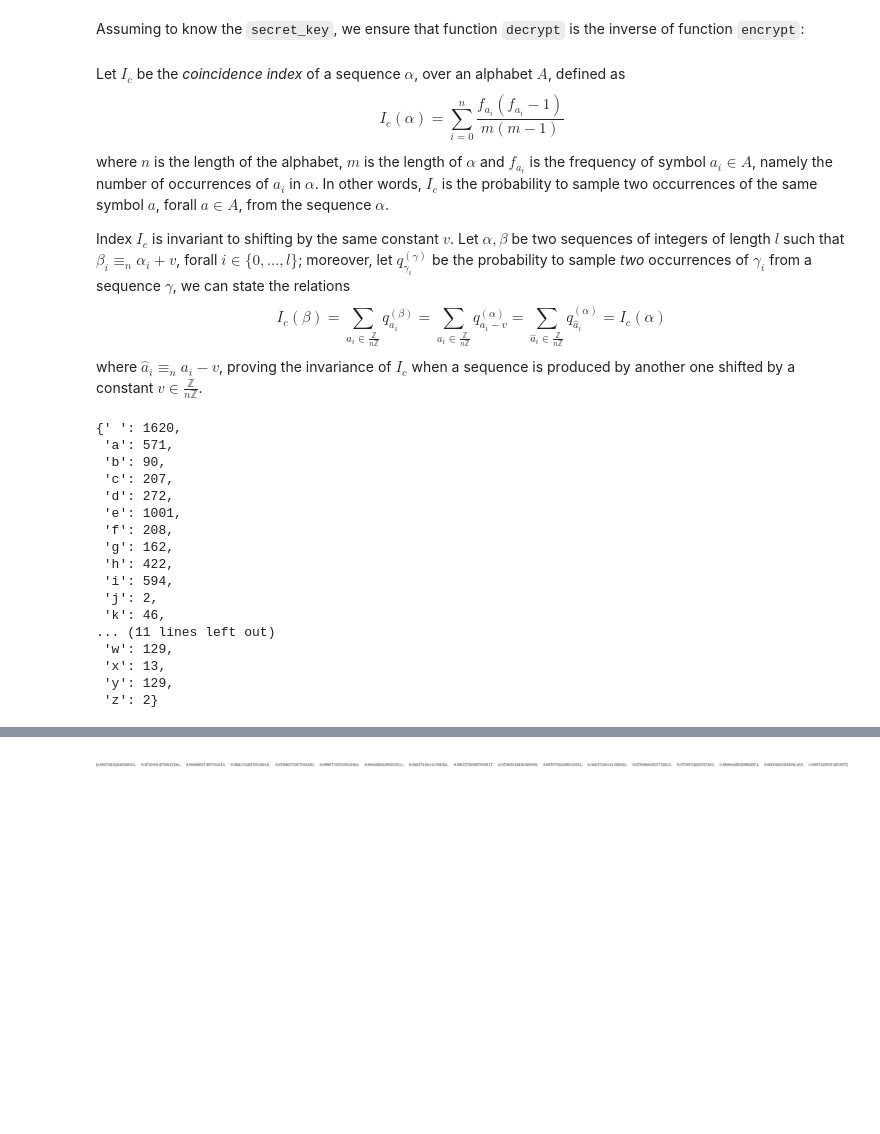
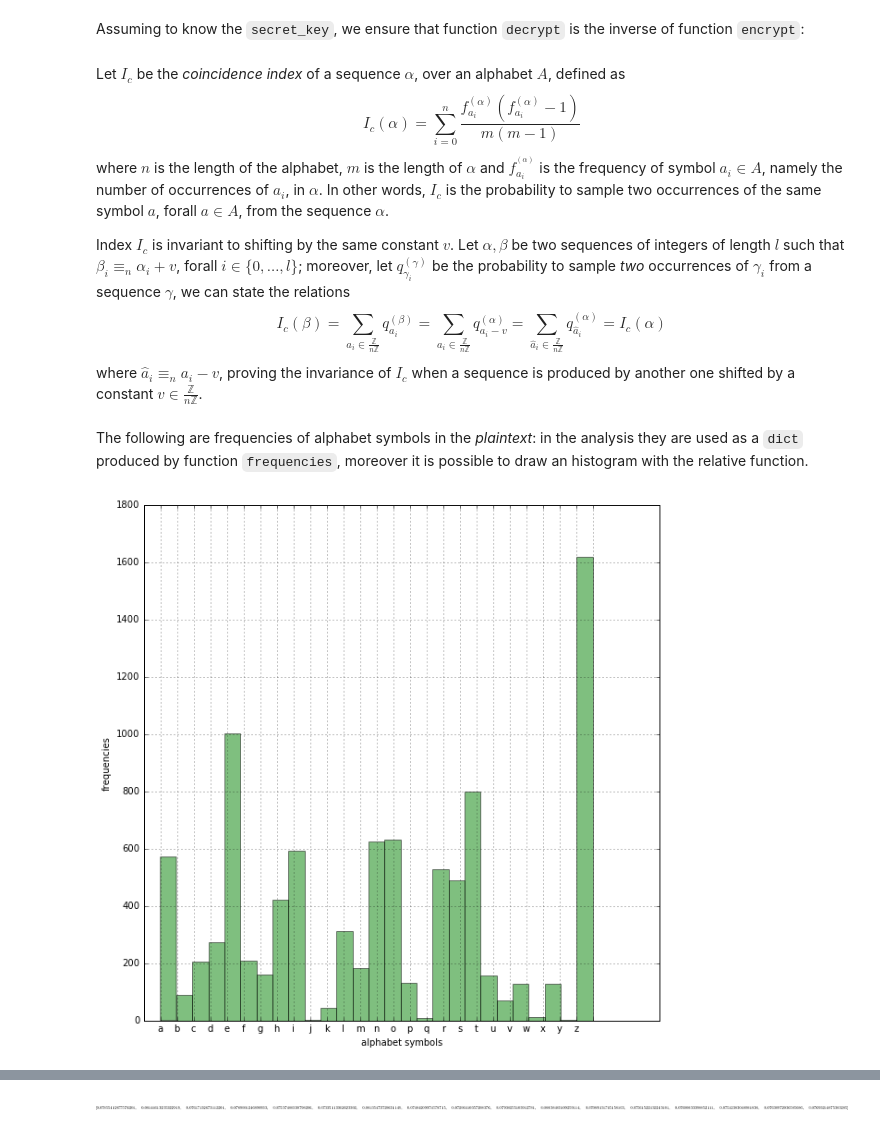
Before and after one commit to massimo-nocentini/scratchpad, a Jupyter notebook: chapters/crypto/vigenere-cryptoanalysis.ipynb, the cells around one changed output, grey strips where cells are left out. Drawn from its saved outputs; the diff is of its cells as text; code cells hidden in the pictures; blank space fills up the shorter version.

```diff
--- a/chapters/crypto/vigenere-cryptoanalysis.ipynb
+++ b/chapters/crypto/vigenere-cryptoanalysis.ipynb
@@ -15,10 +15,13 @@ from itertools import *
 from copy import copy, deepcopy
 from heapq import *
 from random import *
-
+import matplotlib.pyplot as plt
 from sympy import *
 
 init_printing()
+
+%matplotlib inline
+plt.rcParams['figure.figsize'] = (10.0, 10.0)
 # %% [markdown]
 ---
 # %% [markdown]
@@ -79,0 +67,14 @@ plain_text, len(plain_text)
+# %%
+def clean_text(text):
+    remove_chars = [',', '.', ';', ':', '-', '(', ')', "'", '"']
+    for rc in remove_chars: text = text.replace(rc, '')
+    text = text.replace('\n', ' ')
+
+    return "".join(filter(lambda c: not c.isdigit(), text))
+
+with open('rest_plain_text.txt', 'r') as f:
+    plain_text = clean_text(f.read().lower())
+
+encoded_plain_text = encode(plain_text)
+
+plain_text, len(plain_text)
@@ -128,7 +132,7 @@ Assuming to know the `secret_key`, we ensure that function `decrypt` is the inve
 assert decode(decrypt(cipher_text, secret_key)) == plain_text
 # %% [markdown]
 Let $I_{c}$ be the *coincidence index* of a sequence $\alpha$, over an alphabet $A$, defined as
-$$ I_{c}(\alpha) = \sum_{i=0}^{n}{\frac{f_{a_{i}}(f_{a_{i}}-1)}{m(m-1)}} $$ where $n$ is the length of the alphabet, $m$ is the length of $\alpha$ and $f_{a_{i}}$ is the frequency of symbol $a_{i}\in A$, namely the number of occurrences of $a_{i}$ in $\alpha$. In other words, $I_{c}$ is the probability to sample two occurrences of the same symbol $a$, forall $a\in A$, from the sequence $\alpha$.
+$$ I_{c}(\alpha) = \sum_{i=0}^{n}{\frac{f_{a_{i}}^{(\alpha)}(f_{a_{i}}^{(\alpha)}-1)}{m(m-1)}} $$ where $n$ is the length of the alphabet, $m$ is the length of $\alpha$ and $f_{a_{i}}^{^{(\alpha)}}$ is the frequency of symbol $a_{i}\in A$, namely the number of occurrences of $a_{i}$, in $\alpha$. In other words, $I_{c}$ is the probability to sample two occurrences of the same symbol $a$, forall $a\in A$, from the sequence $\alpha$.
 
 Index $I_{c}$ is invariant to shifting by the same constant $v$. Let $\alpha,\beta$ be two sequences of integers of length $l$ such that $\beta_{i} \equiv_{n} \alpha_{i} + v$, forall $i\in\lbrace0,\ldots,l\rbrace$; moreover, let $q_{\gamma_{i}}^{(\gamma)}$ be the probability to sample *two* occurrences of $\gamma_{i}$ from a sequence $\gamma$, we can state the relations
 $$
@@ -140,7 +144,7 @@ $$
 where $\hat{a}_{i}\equiv_{n}a_{i}-v$, proving the invariance of $I_{c}$ when a sequence is produced by another one shifted by a constant $v\in\frac{\mathbb{Z}}{n\mathbb{Z}}$.
 # %%
 def frequencies(lst, alphabet=A, inverse_alphabet=inverse_A):
-    """ Returns a `dict` counting occcurrences of each object of the alphabet within the iterable.
+    """ Produces a `dict` counting occcurrences of each object of the alphabet within the iterable.
 
     `frequencies` consumes an iterable $lst$ and an alphabet $A$,
     produces a dictionary of entries $(k,v)$ where $k$ is a character
@@ -151,30 +155,36 @@ def frequencies(lst, alphabet=A, inverse_alphabet=inverse_A):
     return freqs
 
 def length_from_frequencies(freqs):
+    """ Returns the length of the original sequence by summation of symbols frequencies. """
     return sum(v for v in freqs.values())
 
 def coincidence_index(freqs, alphabet=A):
+    """ Produces the I_{c} relative to frequencies matched against an alphabet. """
     denom = length_from_frequencies(freqs)
     if denom in range(2): return None
-    return sum(v*(v-1) for v in freqs.values())/(denom*(denom-1))
+    def mapper(a):
+        v = freqs[a] if a in freqs else 0
+        return v*(v-1)
+    return sum(map(mapper, alphabet.keys()))/(denom*(denom-1))
+
+def draw_frequencies_histogram(seq, alphabet=A, y_maxlimit=None, normed=None):
+
+    #plaintext_length = len(plain_text)
+    #freqs = [plaintext_frequencies[inverse_A[ia]] for ia in sorted(inverse_A.keys())]
+    n, bins, patches = plt.hist(seq, len(alphabet), normed=normed,facecolor='green', alpha=0.5)
+
+    plt.xlabel('alphabet symbols')
+    plt.ylabel('frequencies' + (', normed respect: {}'.format(str(normed)) if normed else ''))
+    plt.xticks(range(-1, len(alphabet)), sorted(alphabet.keys()))
+    if y_maxlimit: plt.ylim([0, y_maxlimit])
+    plt.grid(True)
+    plt.show()
+
+    return None
+# %% [markdown]
+The following are frequencies of alphabet symbols in the *plaintext*: in the analysis they are used as a `dict` produced by function `frequencies`, moreover it is possible to draw an histogram with the relative function.
 # %%
 plaintext_frequencies = frequencies(encoded_plain_text)
-plaintext_frequencies
+draw_frequencies_histogram(encoded_plain_text, y_maxlimit=1800)
 # %% [output]
-{' ': 1620,
- 'a': 571,
- 'b': 90,
- 'c': 207,
- 'd': 272,
- 'e': 1001,
- 'f': 208,
- 'g': 162,
- 'h': 422,
- 'i': 594,
- 'j': 2,
- 'k': 46,
-... (11 lines left out)
- 'w': 129,
- 'x': 13,
- 'y': 129,
- 'z': 2}
+[figure, added]
```
Also changed, not shown: parts of 30 cells of this notebook.
